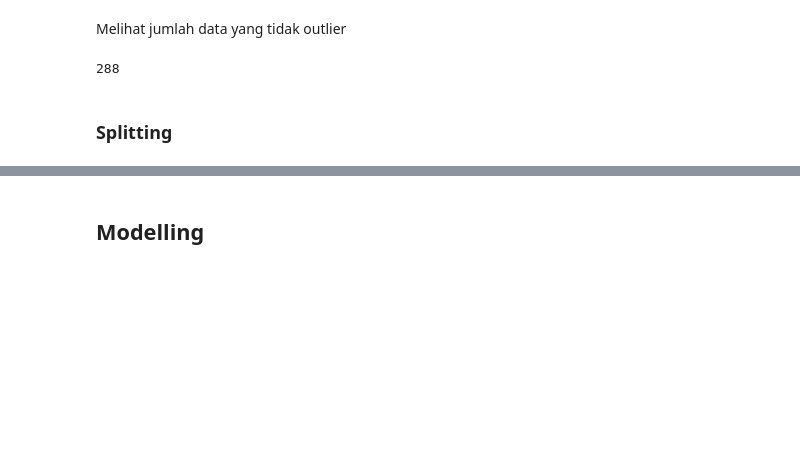
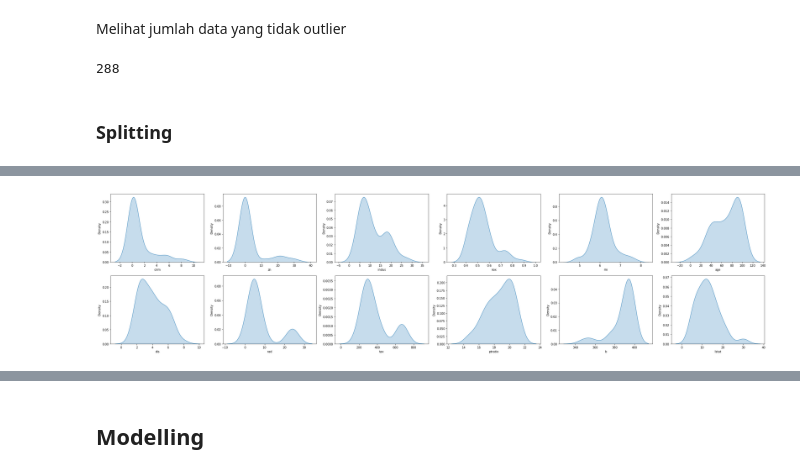
Before and after one commit to MaxZx3000/Boston-Housing-Machine-Learning, a Jupyter notebook: Assignment2_Anthony Kevin Oktavius.ipynb, the cells around one changed output, grey strips where cells are left out. Drawn from its saved outputs; the diff is of its cells as text; code cells hidden in the pictures; blank space fills up the shorter version.

```diff
--- a/Assignment2_Anthony Kevin Oktavius.ipynb
+++ b/Assignment2_Anthony Kevin Oktavius.ipynb
@@ -443,0 +479,9 @@ iqr_housing_df.shape[0]
+# %%
+figures = get_plot_figure(40, 30)
+
+for index, field in enumerate(features):
+    plt.subplot(6, 6, index + 1)
+    sns.kdeplot(x = x_test[field], palette = 'prism_r', shade = True)
+plt.show()
+# %% [output]
+[figure, added]
```
Also changed, not shown: parts of 14 cells of this notebook.
